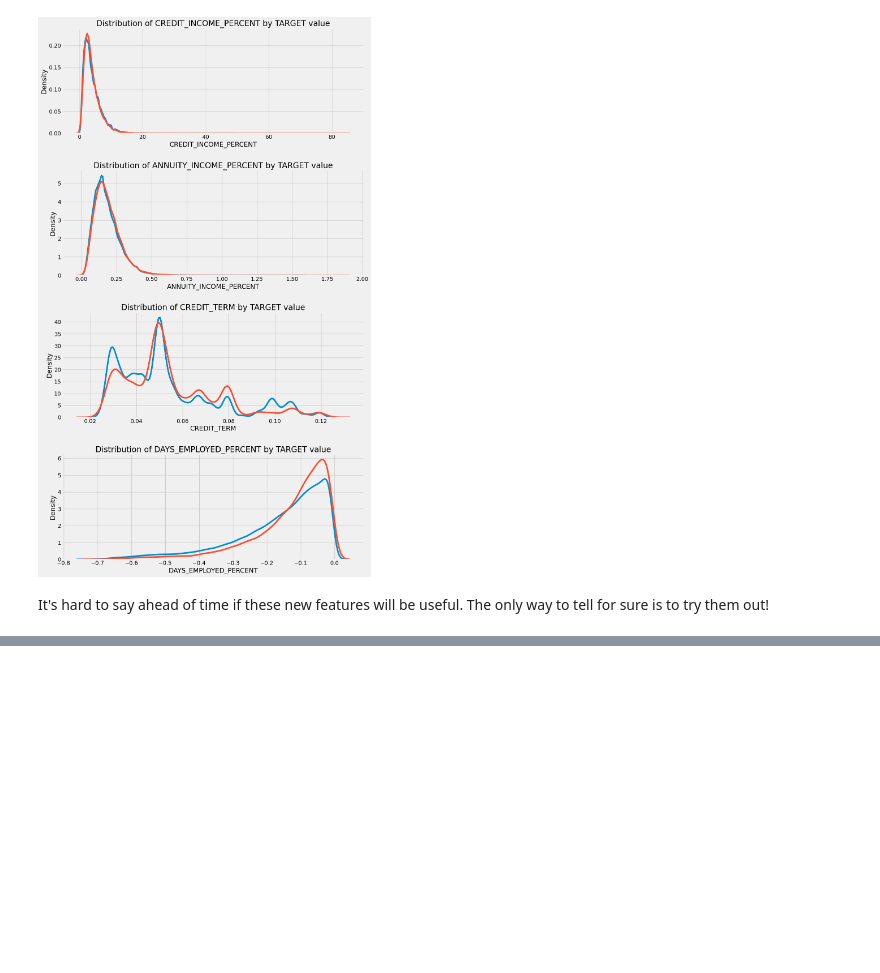
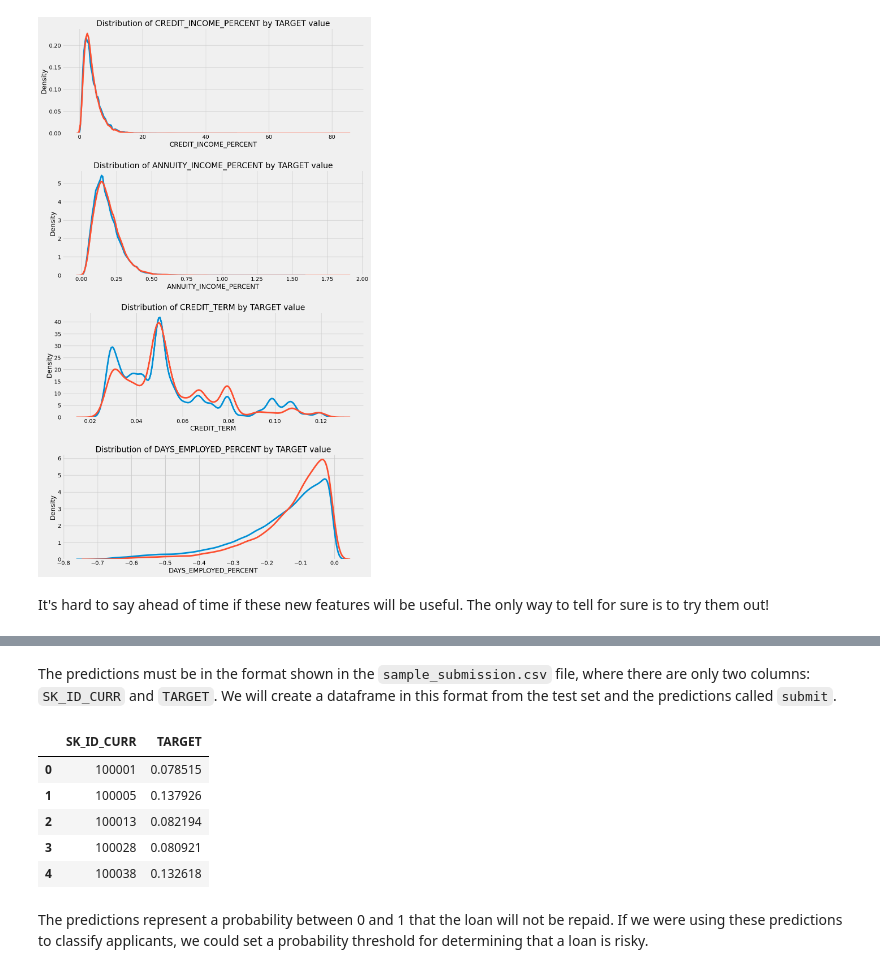
Before and after one commit to bhargav-borah/forked-practice-notebooks, a Jupyter notebook: start-here-a-gentle-introduction/home-credit-risk-1.ipynb, the cells around one changed output, grey strips where cells are left out. Saved outputs shown, nothing was run; the diff lists cells and outputs as text; code cells hidden in the pictures; blank space fills up the shorter version.

```diff
--- a/start-here-a-gentle-introduction/home-credit-risk-1.ipynb
+++ b/start-here-a-gentle-introduction/home-credit-risk-1.ipynb
@@ -739,0 +791,8 @@ It's hard to say ahead of time if these new features will be useful. The only wa
+# %%
+from sklearn.linear_model import LogisticRegression
+
+# Make the model with the specified regularization
+log_reg = LogisticRegression(C=1e-4)
+
+# Train on the training data
+log_reg.fit(train, train_labels)
@@ -739,0 +805,21 @@ It's hard to say ahead of time if these new features will be useful. The only wa
+# %%
+# Make predictions
+# Make sure to select the second column only
+log_reg_pred = log_reg.predict_proba(test)[:, 1]
+# %% [markdown]
+The predictions must be in the format shown in the `sample_submission.csv` file, where there are only two columns: `SK_ID_CURR` and `TARGET`. We will create a dataframe in this format from the test set and the predictions called `submit`.
+# %%
+# Submission dataframe
+submit = test_df[['SK_ID_CURR']]
+submit['TARGET'] = log_reg_pred
+
+submit.head()
+# %% [output]
+|  | SK_ID_CURR | TARGET |
+| 0 | 100001 | 0.078515 |
+| 1 | 100005 | 0.137926 |
+| 2 | 100013 | 0.082194 |
+| 3 | 100028 | 0.080921 |
+| 4 | 100038 | 0.132618 |
+# %% [markdown]
+The predictions represent a probability between 0 and 1 that the loan will not be repaid. If we were using these predictions to classify applicants, we could set a probability threshold for determining that a loan is risky.
```
Also changed, not shown: parts of 7 cells of this notebook.
